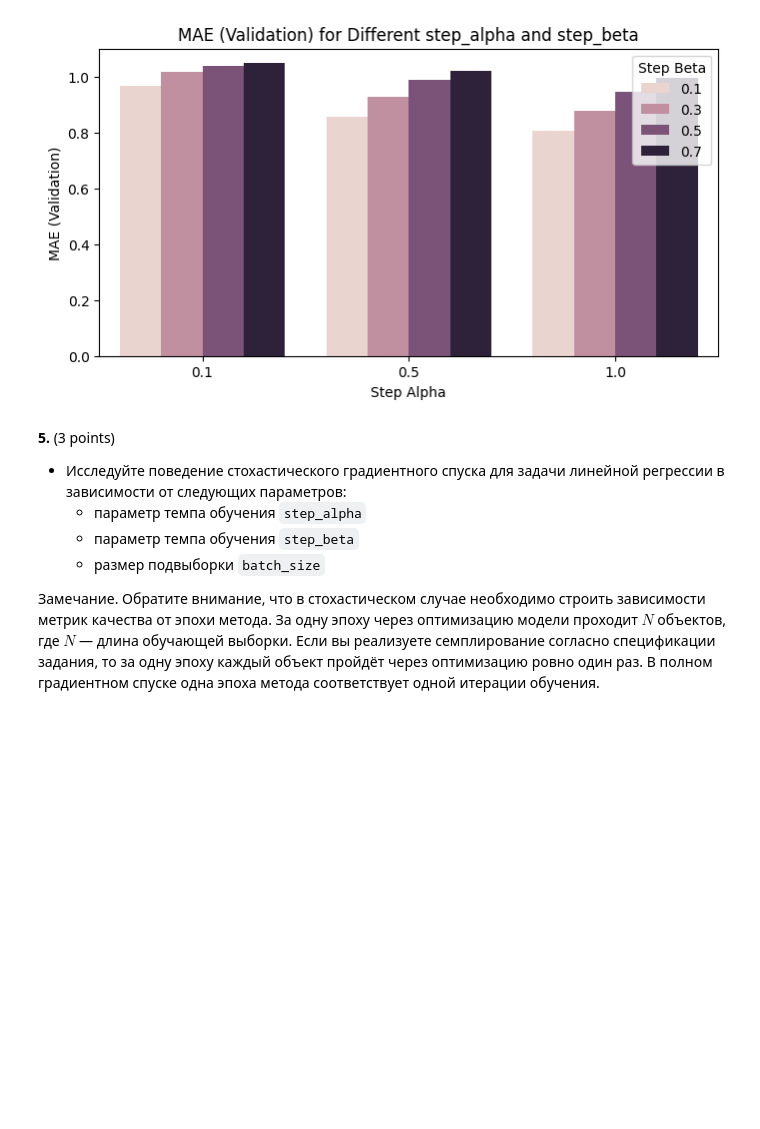
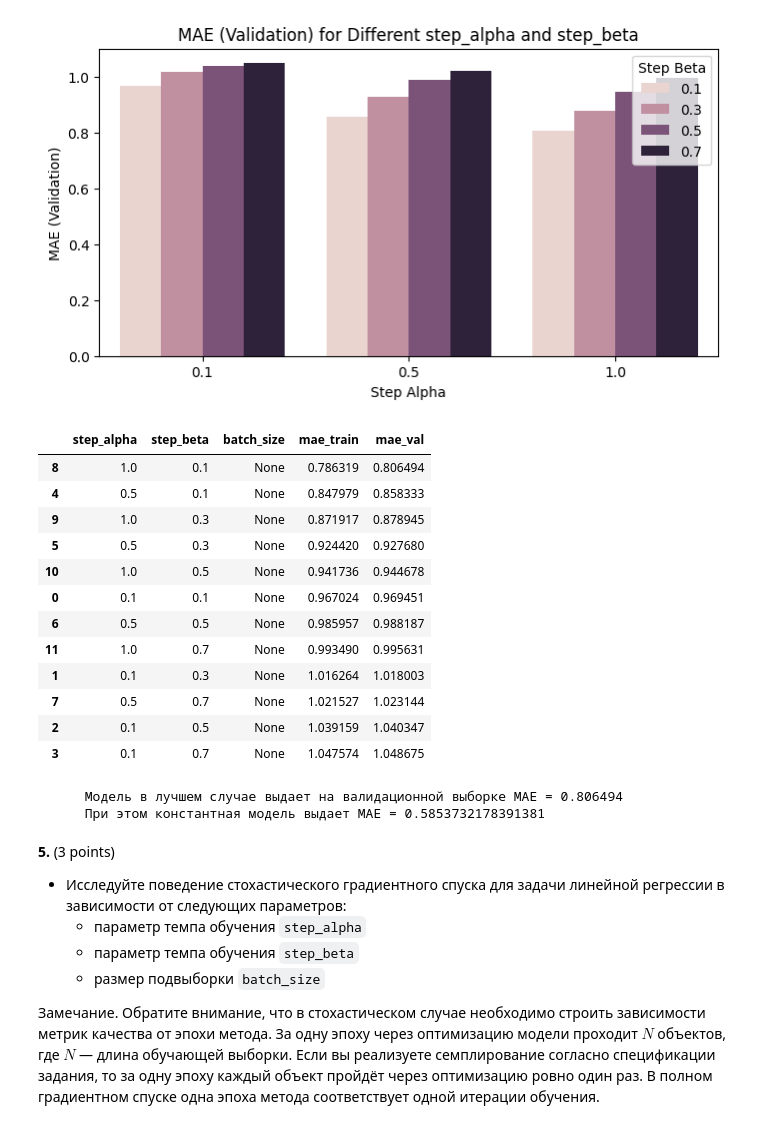
Before and after one commit to VictoryaChelina/ISP_ML1_2025_st, a Jupyter notebook: hw/hw2/ISP_HW2_LinearModel&Metrics.ipynb, the cells around one changed output. Cells and saved outputs as stored; diff of their text form; code cells hidden in the pictures; blank space fills up the shorter version.

```diff
--- a/hw/hw2/ISP_HW2_LinearModel&Metrics.ipynb
+++ b/hw/hw2/ISP_HW2_LinearModel&Metrics.ipynb
@@ -390,6 +353,30 @@ plt.show()
 # %% [output]
 [figure]
 [figure]
+# %%
+alphas_betas_mae_df.sort_values('mae_val')
+# %% [output]
+|  | step_alpha | step_beta | batch_size | mae_train | mae_val |
+| 8 | 1.0 | 0.1 | None | 0.786319 | 0.806494 |
+| 4 | 0.5 | 0.1 | None | 0.847979 | 0.858333 |
+| 9 | 1.0 | 0.3 | None | 0.871917 | 0.878945 |
+| 5 | 0.5 | 0.3 | None | 0.924420 | 0.927680 |
+| 10 | 1.0 | 0.5 | None | 0.941736 | 0.944678 |
+| 0 | 0.1 | 0.1 | None | 0.967024 | 0.969451 |
+| 6 | 0.5 | 0.5 | None | 0.985957 | 0.988187 |
+| 11 | 1.0 | 0.7 | None | 0.993490 | 0.995631 |
+| 1 | 0.1 | 0.3 | None | 1.016264 | 1.018003 |
+| 7 | 0.5 | 0.7 | None | 1.021527 | 1.023144 |
+| 2 | 0.1 | 0.5 | None | 1.039159 | 1.040347 |
+| 3 | 0.1 | 0.7 | None | 1.047574 | 1.048675 |
+# %%
+print(f'''
+      Модель в лучшем случае выдает на валидационной выборке MAE = 0.806494
+      При этом константная модель выдает MAE = {mean_absolute_error(y_val, np.ones(y_val.shape) * y_train.mean())}
+      ''')
+# %% [output]
+      Модель в лучшем случае выдает на валидационной выборке MAE = 0.806494
+      При этом константная модель выдает MAE = 0.5853732178391381
 # %% [markdown]
 **5.** (3 points)
 - Исследуйте поведение стохастического градиентного спуска для задачи линейной регрессии в зависимости от следующих параметров:
```
Also changed, not shown: parts of 12 cells of this notebook.
